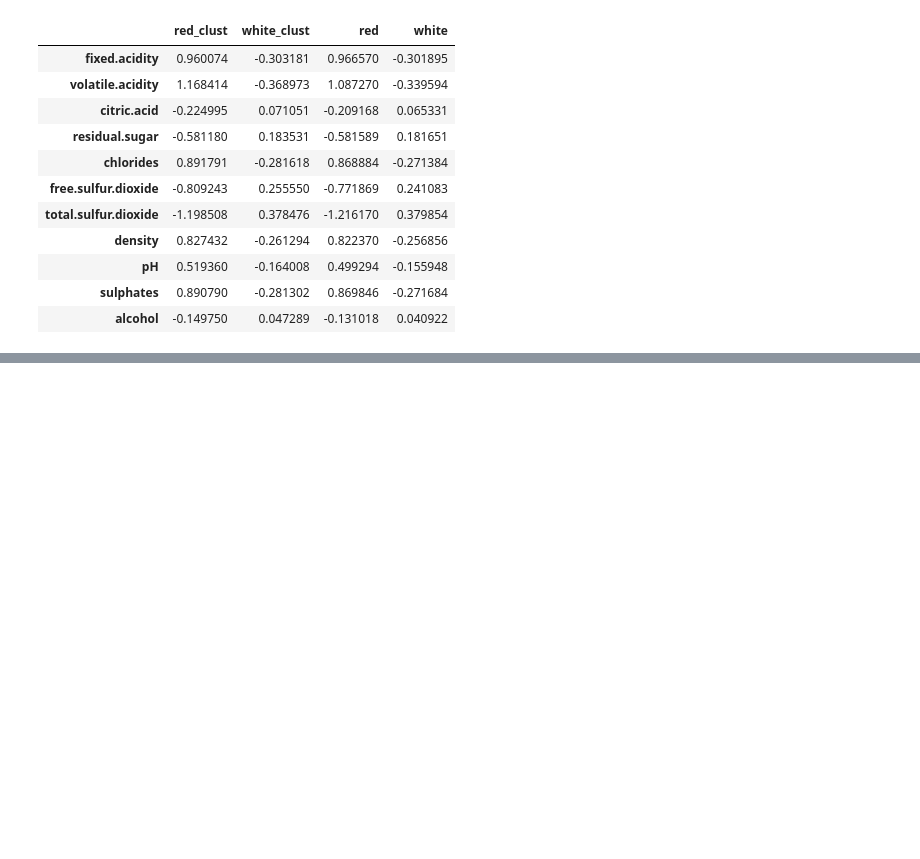
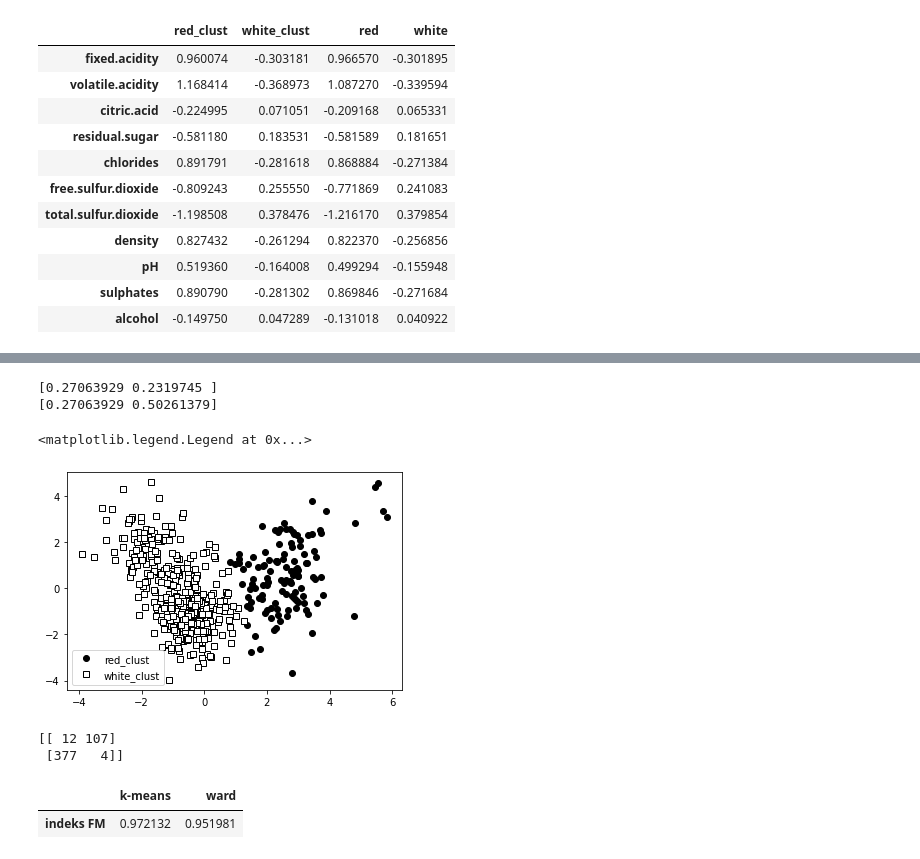
Before and after one commit to mbmarcin/ml_, a Jupyter notebook: wine_2.ipynb, the cells around one changed output, grey strips where cells are left out. Saved outputs shown, nothing was run; the diff lists cells and outputs as text; code cells hidden in the pictures; blank space fills up the shorter version.

```diff
--- a/wine_2.ipynb
+++ b/wine_2.ipynb
@@ -534,0 +541,7 @@ cen1_2
+# %%
+## PCA
+
+import sklearn.decomposition
+pca = sklearn.decomposition.PCA(n_components=2)
+pca.fit(X)
+pd.DataFrame(pca.components_.T, index=X.columns)
@@ -534,0 +561,32 @@ cen1_2
+# %%
+print(pca.explained_variance_ratio_)
+print(np.cumsum(pca.explained_variance_ratio_))
+# %% [output]
+[0.27063929 0.2319745 ]
+[0.27063929 0.50261379]
+# %%
+X2 = pca.transform(X)
+grp = (y_pred==0)
+plt.plot(X2[grp,0], X2[grp,1], 'ko', label=kat2[0])
+plt.plot(X2[~grp,0], X2[~grp,1], 'ws', label=kat2[1], markeredgecolor='k', markeredgewidth=1)
+plt.legend()
+# %% [output]
+<matplotlib.legend.Legend at 0x...>
+[figure, added]
+# %%
+## Hierarchiczna analiza skupień
+
+hw = sklearn.cluster.AgglomerativeClustering(n_clusters=2, affinity='euclidean', linkage='ward')
+y_pred2 = hw.fit(X).labels_
+
+print(sklearn.metrics.confusion_matrix(y_test, y_pred2))
+
+pd.DataFrame({
+    'k-means': m_.fowlkes_mallows_score(y_test, y_pred),
+    'ward': m_.fowlkes_mallows_score(y_test, y_pred2)
+}, index=['indeks FM'])
+# %% [output]
+[[ 12 107]
+ [377   4]]
+|  | k-means | ward |
+| indeks FM | 0.972132 | 0.951981 |
```
Also changed, not shown: parts of 6 cells of this notebook.
